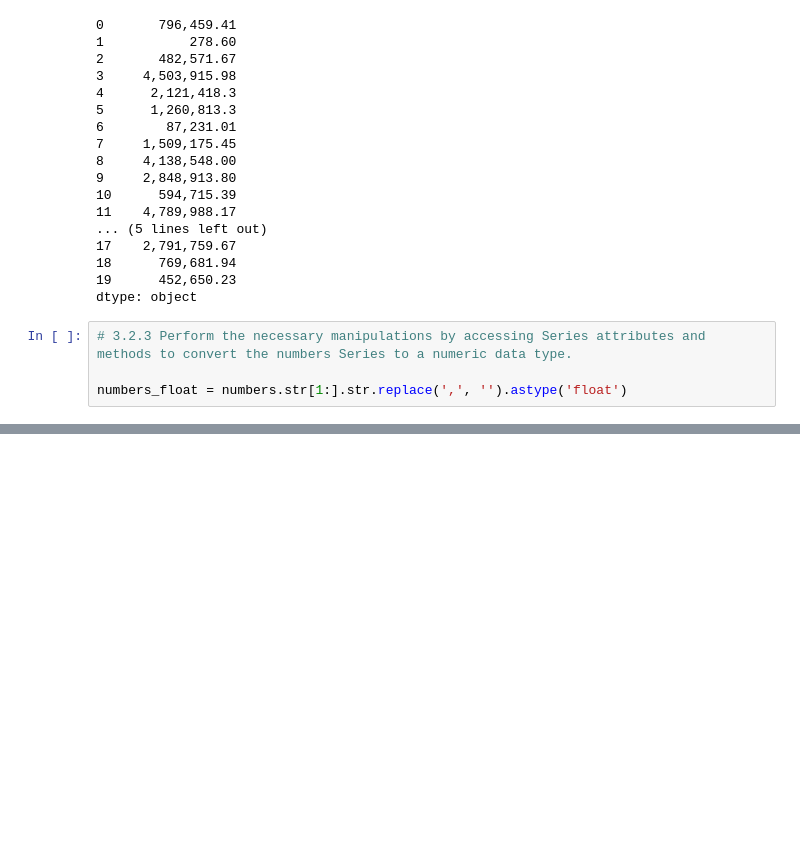
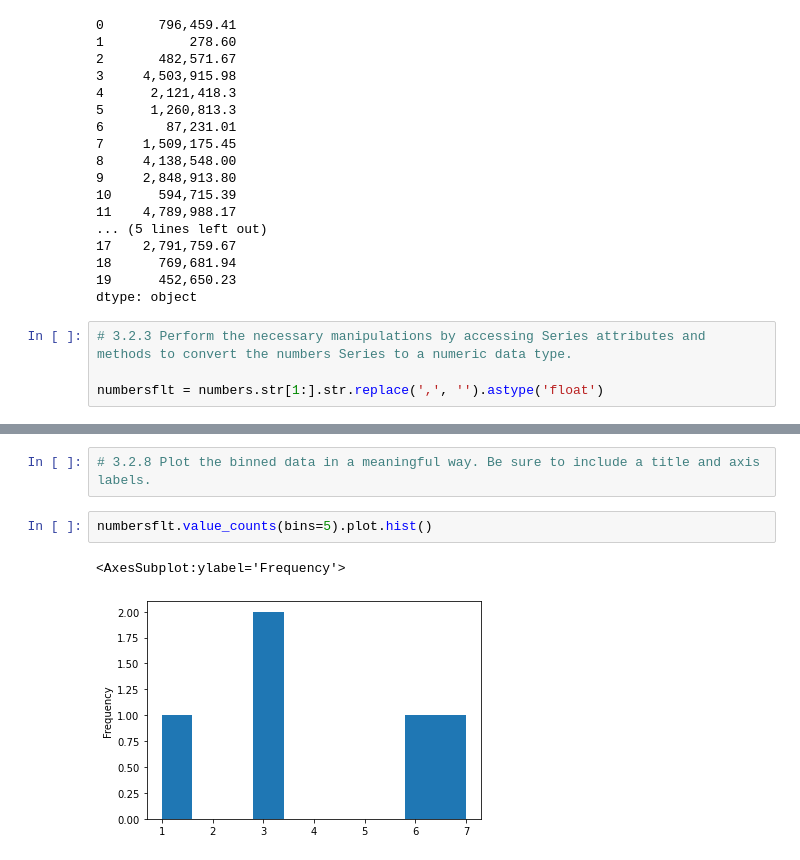
Before and after one commit to albertopuentes/numpy-pandas-visualization-exercises, a Jupyter notebook: pandas_series.ipynb, the cells around one changed output, grey strips where cells are left out. Cells and saved outputs as stored; diff of their text form; blank space fills up the shorter version.

```diff
--- a/pandas_series.ipynb
+++ b/pandas_series.ipynb
@@ -316,4 +316,4 @@ dtype: object
 # %%
 # 3.2.3 Perform the necessary manipulations by accessing Series attributes and methods to convert the numbers Series to a numeric data type.
 
-numbers_float = numbers.str[1:].str.replace(',', '').astype('float')
+numbersflt = numbers.str[1:].str.replace(',', '').astype('float')
@@ -321,0 +345,7 @@ dtype('float64')
+# %%
+# 3.2.8 Plot the binned data in a meaningful way. Be sure to include a title and axis labels.
+# %%
+numbersflt.value_counts(bins=5).plot.hist()
+# %% [output]
+<AxesSubplot:ylabel='Frequency'>
+[figure, added]
```
Also changed, not shown: parts of 5 cells of this notebook.
